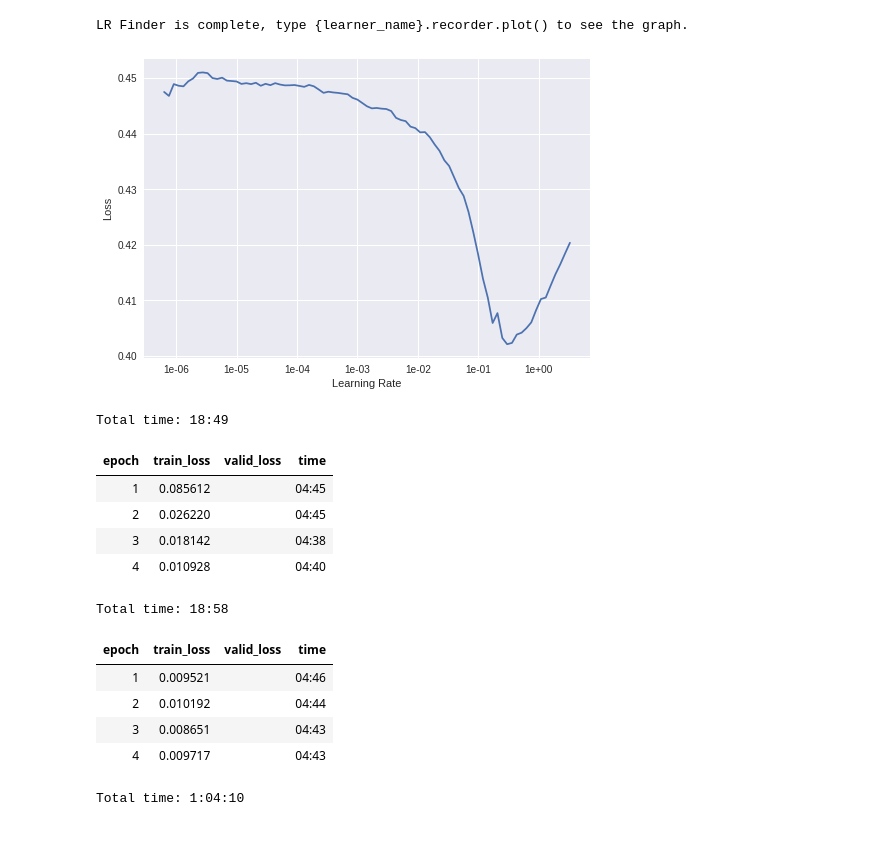
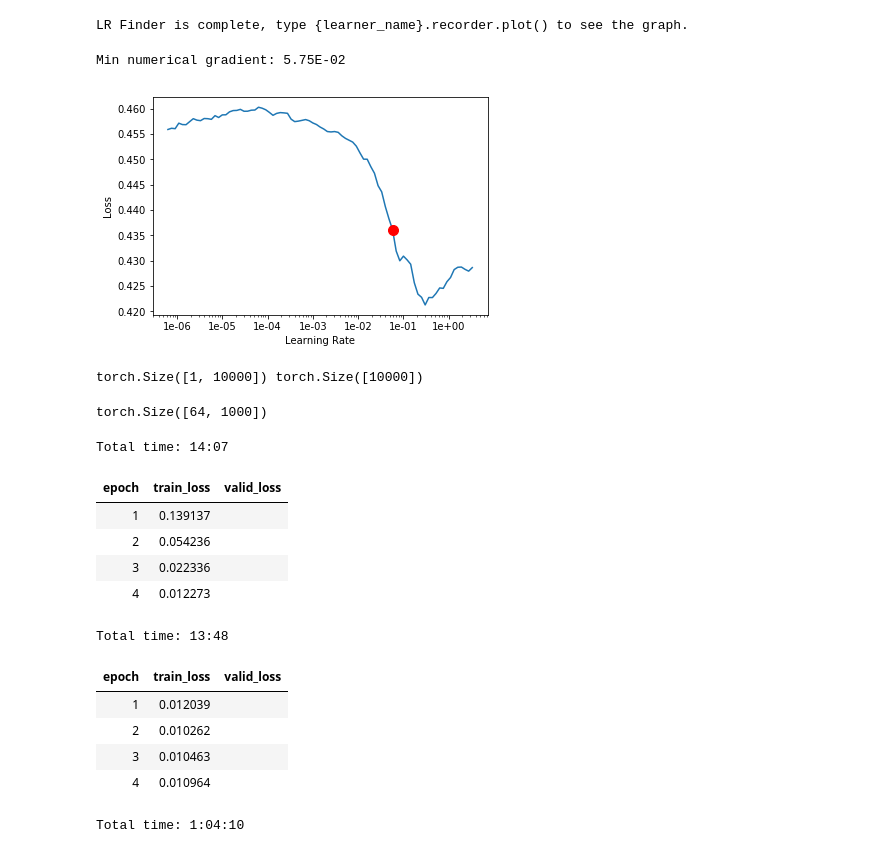
Before and after one commit to yasrynn/ML-Notebooks, a Jupyter notebook: production_seg.ipynb, the cells around one changed output. Saved outputs shown, nothing was run; the diff lists cells and outputs as text; code cells hidden in the pictures.

```diff
--- a/production_seg.ipynb
+++ b/production_seg.ipynb
@@ -352,7 +351,7 @@ We now have the pieces needed to build the encoder and decoder.
 bb_kernel_sz = 3 # 3
 min_feat = 16 # 64
 max_feat = 64 # 256
-n_lay = 6 # 6
+n_lay = 7 # 6
 scaling = 2 # 2
 add_mode = True # True
 feats = [(min(max_feat, min_feat*(2 ** i)), min(max_feat, min_feat*(2 ** (i+1)))) for i in range(n_lay)]
@@ -392,7 +391,7 @@ last_f = feats[0][0]
 last_up = basic_up(last_f*(2 ** (1-int(add_mode))),last_f)
 list(last_up.children())[0].hook = hook
 
-dec_layers += [[last_up,BasicBlock(last_f,last_f,1),conv1d(last_f,1,3,1,None,True),nn.Sigmoid()]]
+dec_layers += [[last_up,BasicBlock(last_f,last_f,1),conv1d(last_f,1,9,1,None,True),nn.Sigmoid()]]
 
 dec = list(map(sequentialize, dec_layers))
 # %% [markdown]
@@ -424,25 +423,38 @@ LR Finder is complete, type {learner_name}.recorder.plot() to see the graph.
 # %%
 learn.recorder.plot()
 # %% [output]
+Min numerical gradient: 5.75E-02
-[figure, old version]
+[figure, new version]
+# %%
+learn.data.train_ds.length = 10000
+learn.data.train_ds.x.length = 10000
+learn.data.train_ds.y.length = 10000
+print(learn.data.train_ds[0][0].shape,learn.data.train_ds[0][1].shape)
+# x,y = learn.data.one_batch()
+# %% [output]
+torch.Size([1, 10000]) torch.Size([10000])
+# %%
+y.shape
+# %% [output]
+torch.Size([64, 1000])
 # %%
-learn.fit_one_cycle(4,max_lr=1e-1)
+learn.fit_one_cycle(4,max_lr=5e-2) # 2500->.019, 10000->.011
 # %% [output]
-Total time: 18:49
+Total time: 14:07
-| epoch | train_loss | valid_loss | time |
-| 1 | 0.085612 |  | 04:45 |
-| 2 | 0.026220 |  | 04:45 |
-| 3 | 0.018142 |  | 04:38 |
-| 4 | 0.010928 |  | 04:40 |
+| epoch | train_loss | valid_loss |
+| 1 | 0.139137 |  |
+| 2 | 0.054236 |  |
+| 3 | 0.022336 |  |
+| 4 | 0.012273 |  |
 # %%
 learn.fit_one_cycle(4,max_lr=1e-3)
 # %% [output]
-Total time: 18:58
+Total time: 13:48
-| epoch | train_loss | valid_loss | time |
-| 1 | 0.009521 |  | 04:46 |
-| 2 | 0.010192 |  | 04:44 |
-| 3 | 0.008651 |  | 04:43 |
-| 4 | 0.009717 |  | 04:43 |
+| epoch | train_loss | valid_loss |
+| 1 | 0.012039 |  |
+| 2 | 0.010262 |  |
+| 3 | 0.010463 |  |
+| 4 | 0.010964 |  |
 # %%
 # learn.fit_one_cycle(4,max_lr=1e-2) #kernel size 9
 # %% [output]
```
Also changed, not shown: parts of 16 cells of this notebook.
